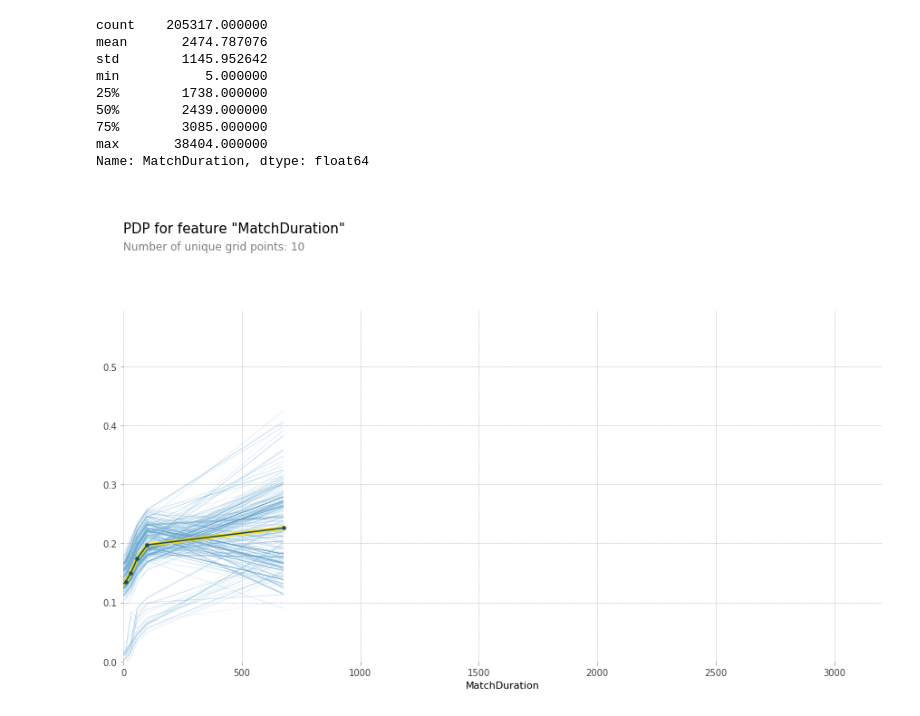
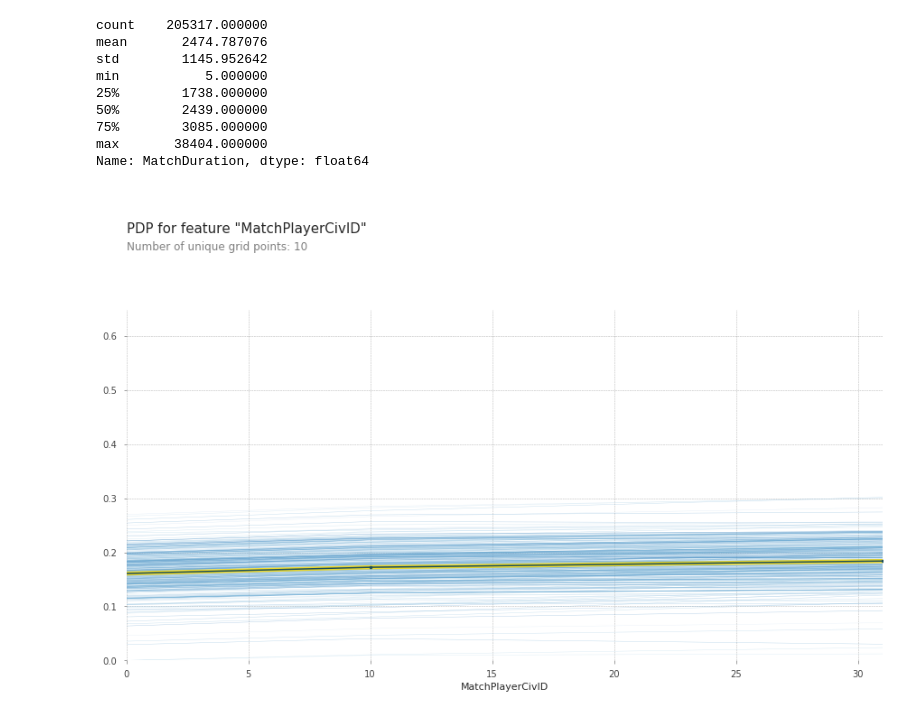
Before and after one commit to Mike-Xie/DS-Unit-2-Build-Week, a Jupyter notebook: Mike_Xie_Unit_2_Build_Week.ipynb, the cells around one changed output. Cells and saved outputs as stored; diff of their text form; code cells hidden in the pictures.

```diff
--- a/Mike_Xie_Unit_2_Build_Week.ipynb
+++ b/Mike_Xie_Unit_2_Build_Week.ipynb
@@ -122,6 +134,6 @@ rm_1v1 = rm_1v1[rm_1v1['MatchPlayerCivId'] < 32]
 # %%
 # drop redundant labels
 
-rm_1v1 = rm_1v1.drop(labels=['MatchLadder','MatchPlayerCivName','MatchPlayerTeam'], axis=1)
+rm_1v1 = rm_1v1.drop(labels=['MatchLadder','MatchPlayerTeam'], axis=1)
 rm_1v1.head()
 # %% [output]
@@ -444,7 +517,7 @@ rm_1v1.head()
 # train test split
 from sklearn.model_selection import train_test_split
 
-train, val = train_test_split(rm_1v1, train_size = 0.8, test_size = 0.2)
+train, test = train_test_split(rm_1v1, train_size = 0.8, test_size = 0.2)
 
-train.shape, val.shape
+train.shape, test.shape
 # %% [output]
@@ -451,0 +525,4 @@ train.shape, val.shape
+# %%
+val, test = train_test_split(test, test_size = .5)
+
+val.shape, test.shape
@@ -549,0 +704,31 @@ Validation Accuracy 0.6541983245665303
+# %%
+import category_encoders as ce
+from sklearn.pipeline import make_pipeline
+from sklearn.tree import DecisionTreeClassifier
+#from sklearn.ensemble import RandomForestClassifier
+from sklearn.impute import SimpleImputer
+from sklearn.model_selection import cross_val_score
+
+target = 'MatchPlayerWinner'
+features = train.columns.drop([target])
+X_train = train[features]
+y_train = train[target]
+X_val = val[features]
+y_val = val[target]
+X_test = test[features]
+y_test = test[target]
+
+pipeline = make_pipeline(
+    ce.OrdinalEncoder(),
+    DecisionTreeClassifier(
+        max_depth=6, min_samples_leaf=50)
+    # RandomForestClassifier()
+)
+
+pipeline.fit(X_train, y_train)
+print('Validation Accuracy', pipeline.score(X_val, y_val))
+
+k = 5
+scores = cross_val_score(pipeline, X_train, y_train, cv=k,
+                         scoring='neg_mean_absolute_error')
+print(f'MAE for {k} folds:', -scores)
@@ -678,10 +865,10 @@ min           5.000000
 max       38404.000000
 Name: MatchDuration, dtype: float64
 # %%
-pdp_plot(isolated, feature_name='MatchDuration', plot_lines=True,
+pdp_plot(isolated, feature_name='MatchPlayerCivID', plot_lines=True,
          frac_to_plot=0.01)
 
 
-plt.xlim(0,3200);
+plt.xlim(0,31);
 # %% [output]
-[figure, old version]
+[figure, new version]
```
Also changed, not shown: parts of 65 cells of this notebook.
